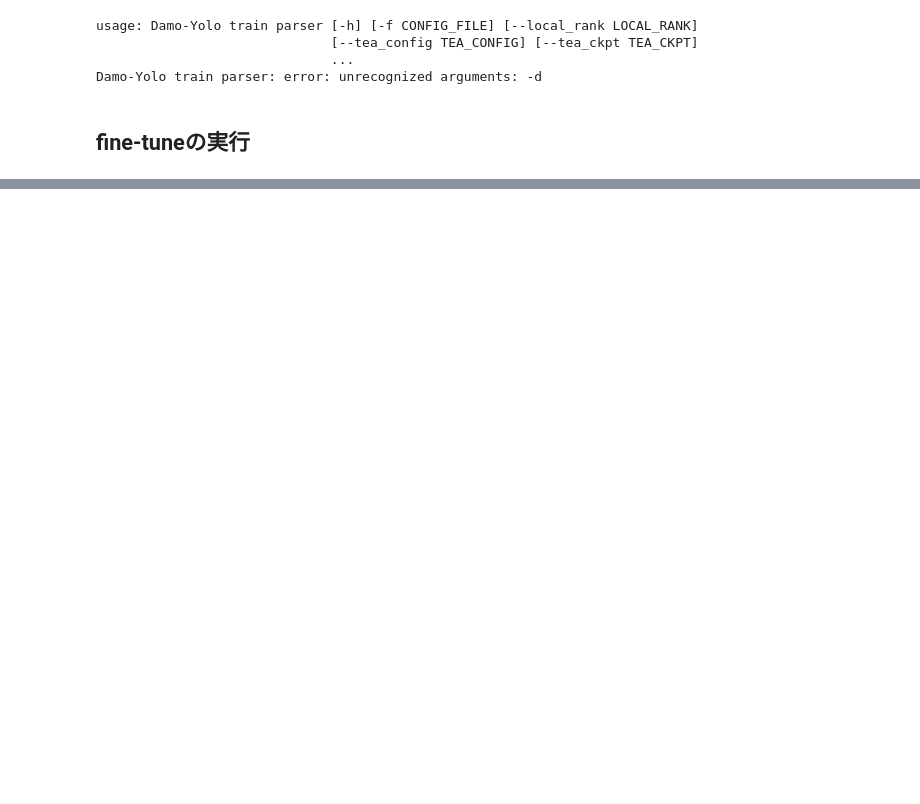
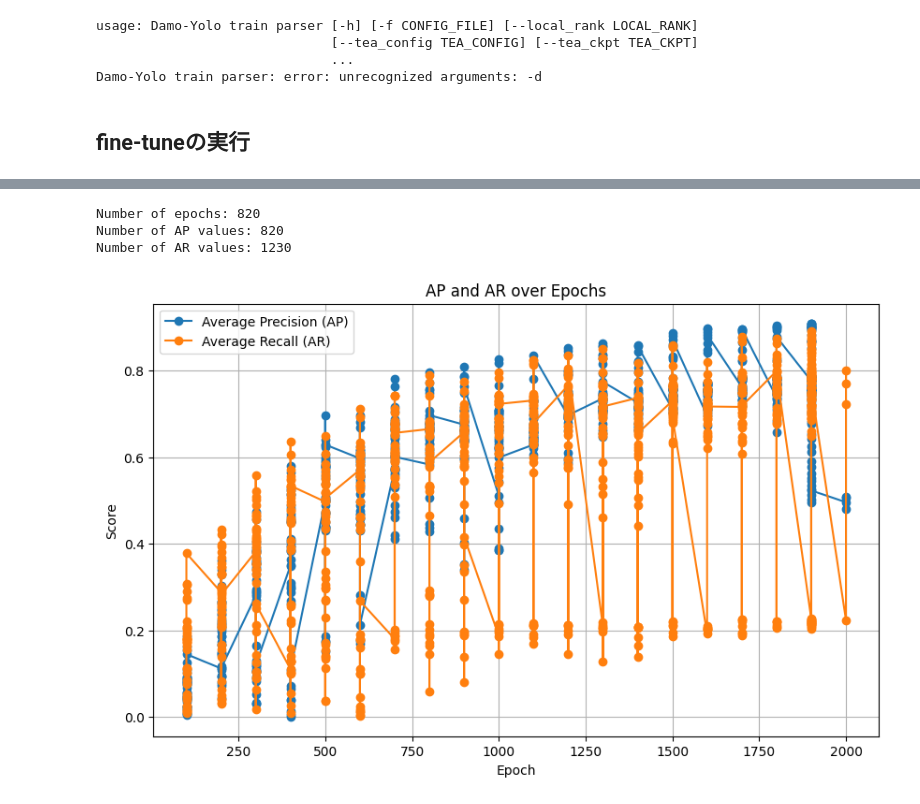
Before and after one commit to galirage/Arrow-Guided-VLM-Enhancing-Flowchart-Understanding-via-Arrow-Direction-Encoding, a Jupyter notebook: notebook/G_detect_flowchart_yoloDamo.ipynb, the cells around one changed output, grey strips where cells are left out. Drawn from its saved outputs; the diff is of its cells as text; code cells hidden in the pictures; blank space fills up the shorter version.

Commit message:
output learning graph, visualize output image

```diff
--- a/notebook/G_detect_flowchart_yoloDamo.ipynb
+++ b/notebook/G_detect_flowchart_yoloDamo.ipynb
@@ -531,0 +465,63 @@ coco  custom_coco
+# %%
+# 結果の表示
+import re
+import matplotlib.pyplot as plt
+
+# ファイルを読み込む
+# file_path = '/content/drive/MyDrive/programs/flow-chart-detection/damo-yolo/workdirs/damoyolo_tinynasL20_T/2024-12-25-1908'
+file_path = '/content/drive/MyDrive/programs/flow-chart-detection/damo-yolo/workdirs/damoyolo_tinynasL20_T/2024-12-26-1709'
+
+with open(file_path, 'r') as file:
+    lines = file.readlines()
+
+# APとARの抽出
+epochs = []
+ap_values = []
+ar_values = []
+current_epoch = None  # current_epochを初期化
+
+for line in lines:
+    # エポック情報を抽出
+    epoch_match = re.search(r'epoch: (\d+)/', line)
+    if epoch_match:
+        current_epoch = int(epoch_match.group(1))
+
+    # current_epochが定義されているかを確認
+    if current_epoch is not None:
+        # APを抽出
+        ap_match = re.search(r'Average Precision\s+\(AP\)\s+@\[\s*IoU=0\.50:0\.95.*=\s+([\d\.]+)', line)
+        if ap_match:
+            ap_values.append(float(ap_match.group(1)))
+            epochs.append(current_epoch)  # APが追加されるときだけエポックを追加
+
+        # ARを抽出
+        ar_match = re.search(r'Average Recall\s+\(AR\)\s+@\[\s*IoU=0\.50:0\.95.*=\s+([\d\.]+)', line)
+        if ar_match:
+            ar_values.append(float(ar_match.group(1)))
+
+# デバッグ用: データの長さを確認
+print(f"Number of epochs: {len(epochs)}")
+print(f"Number of AP values: {len(ap_values)}")
+print(f"Number of AR values: {len(ar_values)}")
+
+# データ数が一致しない場合の調整
+min_length = min(len(epochs), len(ap_values), len(ar_values))
+epochs = epochs[:min_length]
+ap_values = ap_values[:min_length]
+ar_values = ar_values[:min_length]
+
+# グラフの作成
+plt.figure(figsize=(10, 6))
+plt.plot(epochs, ap_values, label='Average Precision (AP)', marker='o')
+plt.plot(epochs, ar_values, label='Average Recall (AR)', marker='o')
+plt.xlabel('Epoch')
+plt.ylabel('Score')
+plt.title('AP and AR over Epochs')
+plt.legend()
+plt.grid(True)
+plt.show()
+# %% [output]
+Number of epochs: 820
+Number of AP values: 820
+Number of AR values: 1230
+[figure, added]
```
Also changed, not shown: parts of 20 cells of this notebook.
